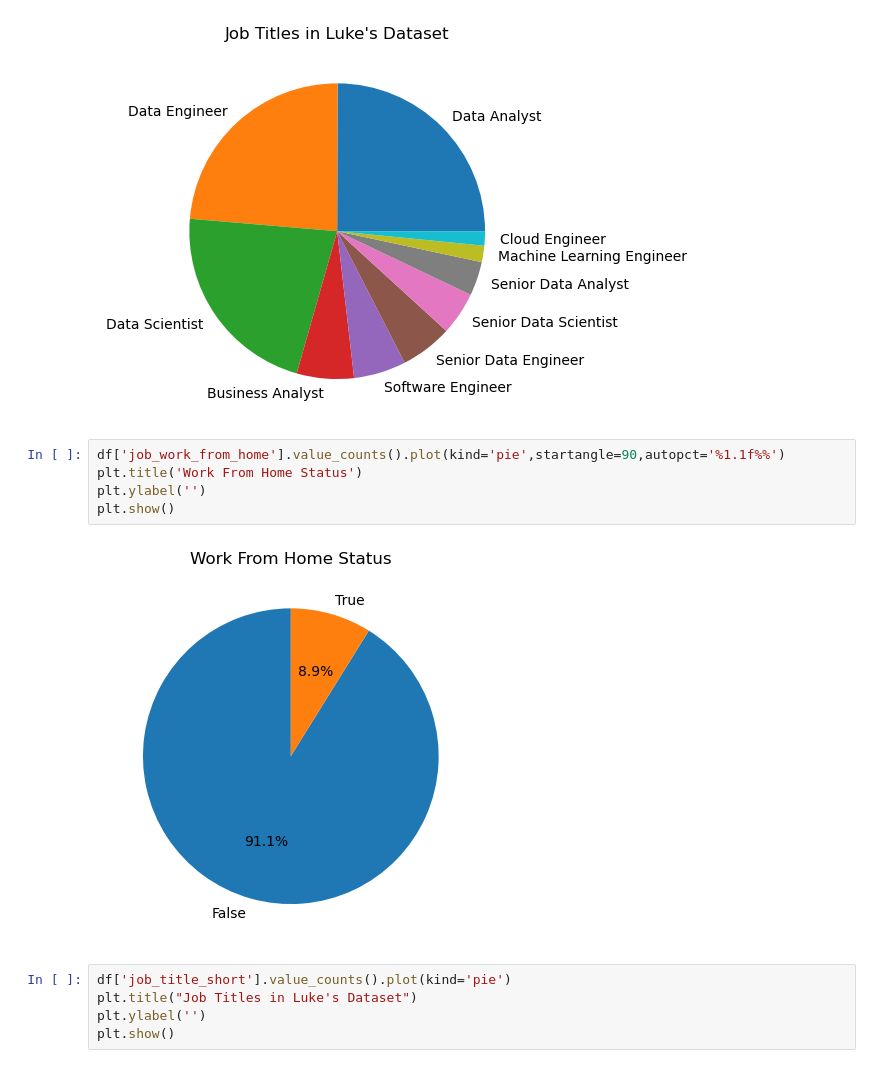
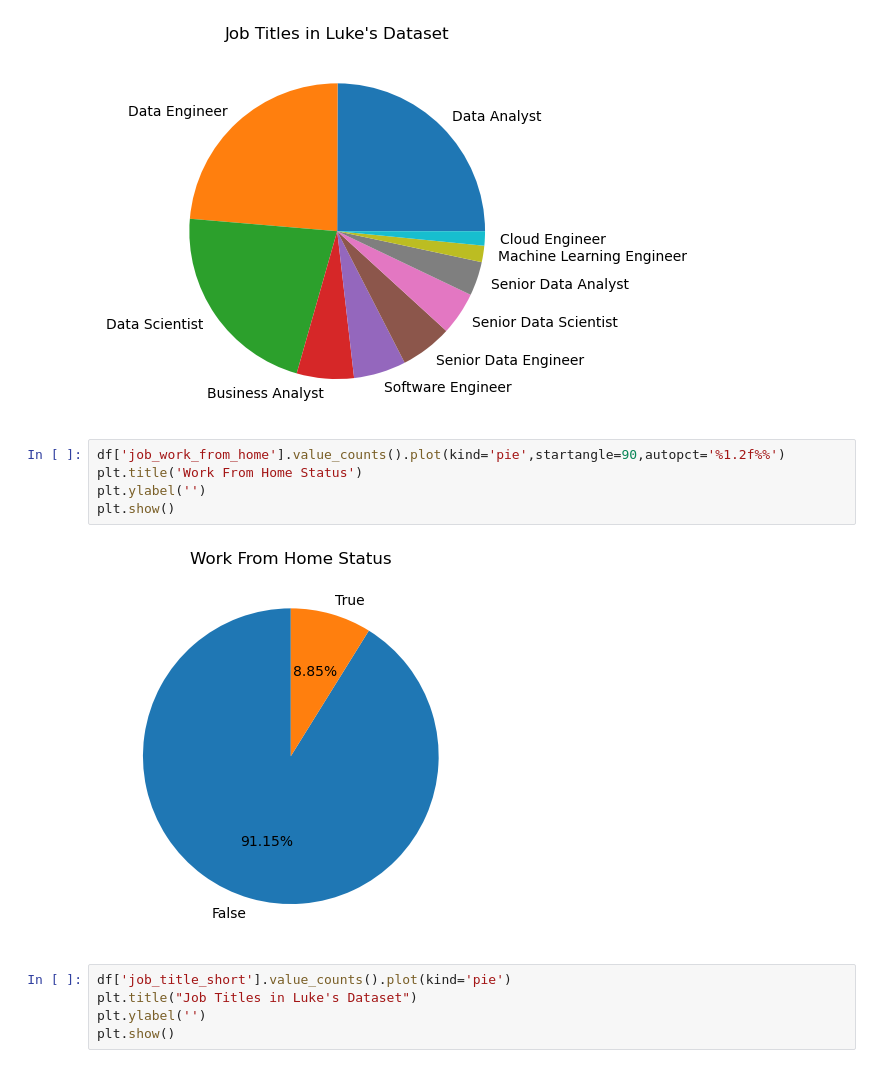
Before and after one commit to Cuishine/Python_Data_Project, a Jupyter notebook: 2_Advanced/14_Matplotlib_pie_Scatter_Plot.ipynb, the cells around one changed output. Cells and saved outputs as stored; diff of their text form.

```diff
--- a/2_Advanced/14_Matplotlib_pie_Scatter_Plot.ipynb
+++ b/2_Advanced/14_Matplotlib_pie_Scatter_Plot.ipynb
@@ -76,12 +76,12 @@ plt.show()
 # %% [output]
 [figure]
 # %%
-df['job_work_from_home'].value_counts().plot(kind='pie',startangle=90,autopct='%1.1f%%')
+df['job_work_from_home'].value_counts().plot(kind='pie',startangle=90,autopct='%1.2f%%')
 plt.title('Work From Home Status')
 plt.ylabel('')
 plt.show()
 # %% [output]
-[figure, old version]
+[figure, new version]
 # %%
 df['job_title_short'].value_counts().plot(kind='pie')
 plt.title("Job Titles in Luke's Dataset")
```
Also changed, not shown: 1 other file.
